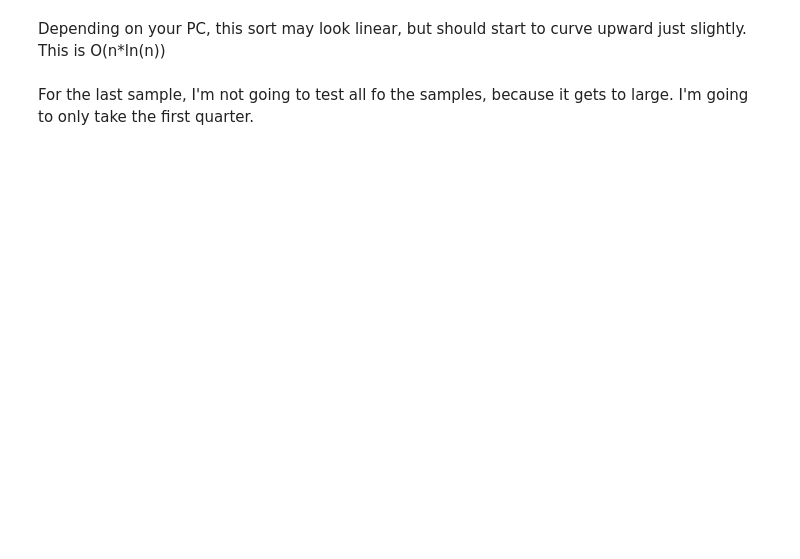
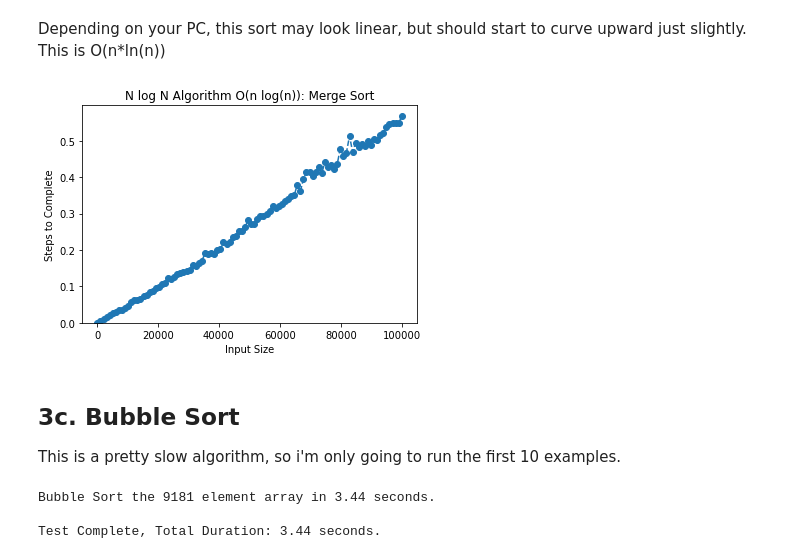
Before and after one commit to k3a-uw/tcss501, a Jupyter notebook: bigO.ipynb, the cells around one changed output. Cells and saved outputs as stored; diff of their text form; code cells hidden in the pictures; blank space fills up the shorter version.

Commit message:
Working Big O example code

```diff
--- a/bigO.ipynb
+++ b/bigO.ipynb
@@ -154,14 +162,23 @@ draw_plot(sample_sizes, runtimes, "Linear Algorithm: Reverse")
-# %% [markdown]
-For the last sample, I'm not going to test all fo the samples, because it gets to large.  I'm going to only take the first quarter.
+# %%
+draw_plot(sample_sizes, runtimes, "N log N Algorithm O(n log(n)): Merge Sort")
+# %% [output]
+[figure, added]
+# %% [markdown]
+## 3c.  Bubble Sort
+This is a pretty slow algorithm, so i'm only going to run the first 10 examples.
 # %%
 runtimes = []
 tot_start = time.perf_counter()
-for sample in samples[0:len(samples)//4]:
+for sample in samples[0:10]:
     start = time.perf_counter()
     r = bubble_sort(sample)
     duration_seconds = time.perf_counter() - start
     runtimes.append(duration_seconds)
     print(f"Bubble Sorted the {len(sample)} element array in {duration_seconds:.2f} seconds.", end="\r")
 
-tot_duration_seconds = tot_start - time.perf_counter()
+tot_duration_seconds = time.perf_counter()
 print(f"\n\nTest Complete, Total Duration: {tot_duration_seconds:.2f} seconds.")
+# %% [output]
+Bubble Sort the 9181 element array in 3.44 seconds.
+
+Test Complete, Total Duration: 3.44 seconds.
```
Also changed, not shown: parts of 8 cells of this notebook.
